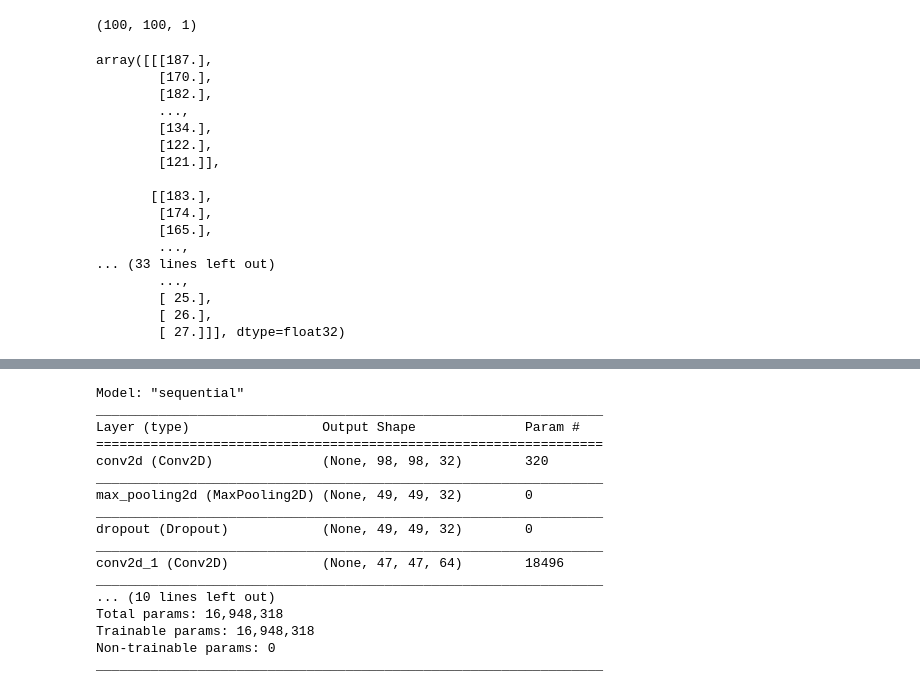
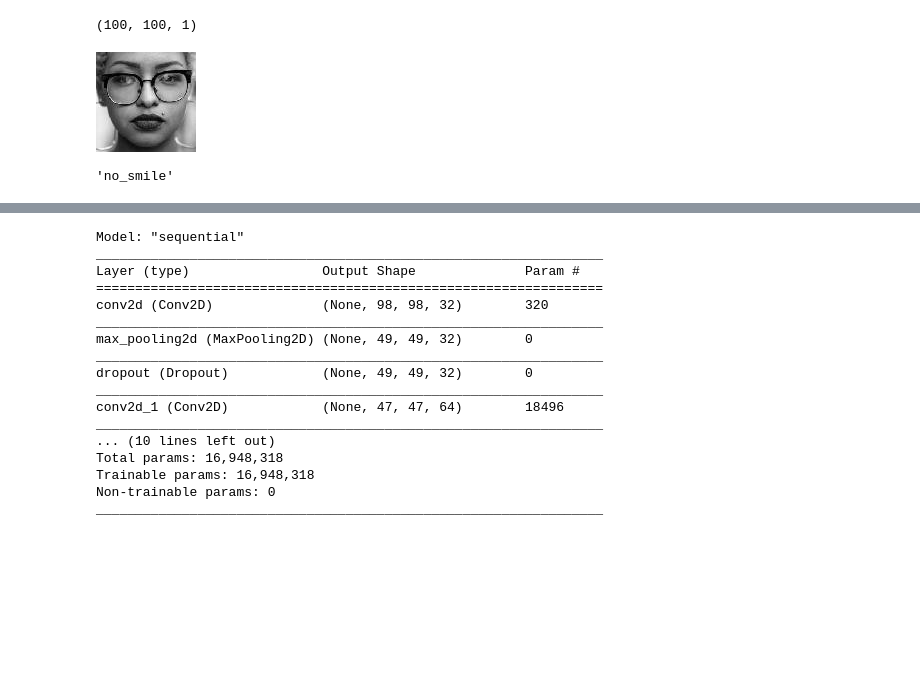
Before and after one commit to audreymychan/djsmile, a Jupyter notebook: cnn_model_training.ipynb, the cells around one changed output, grey strips where cells are left out. Drawn from its saved outputs; the diff is of its cells as text; code cells hidden in the pictures; blank space fills up the shorter version.

```diff
--- a/cnn_model_training.ipynb
+++ b/cnn_model_training.ipynb
@@ -171,23 +170,11 @@ y.shape
 X[0].shape
 # %% [output]
 (100, 100, 1)
+# %%
+array_to_img(X[0])
+# %% [output]
+[figure, added]
 # %%
-X[0]
+y[0]
 # %% [output]
-array([[[187.],
-        [170.],
-        [182.],
-        ...,
-        [134.],
-        [122.],
-        [121.]],
-
-       [[183.],
-        [174.],
-        [165.],
-        ...,
-... (33 lines left out)
-        ...,
-        [ 25.],
-        [ 26.],
-        [ 27.]]], dtype=float32)
+'no_smile'
```
Also changed, not shown: parts of 101 cells of this notebook.
